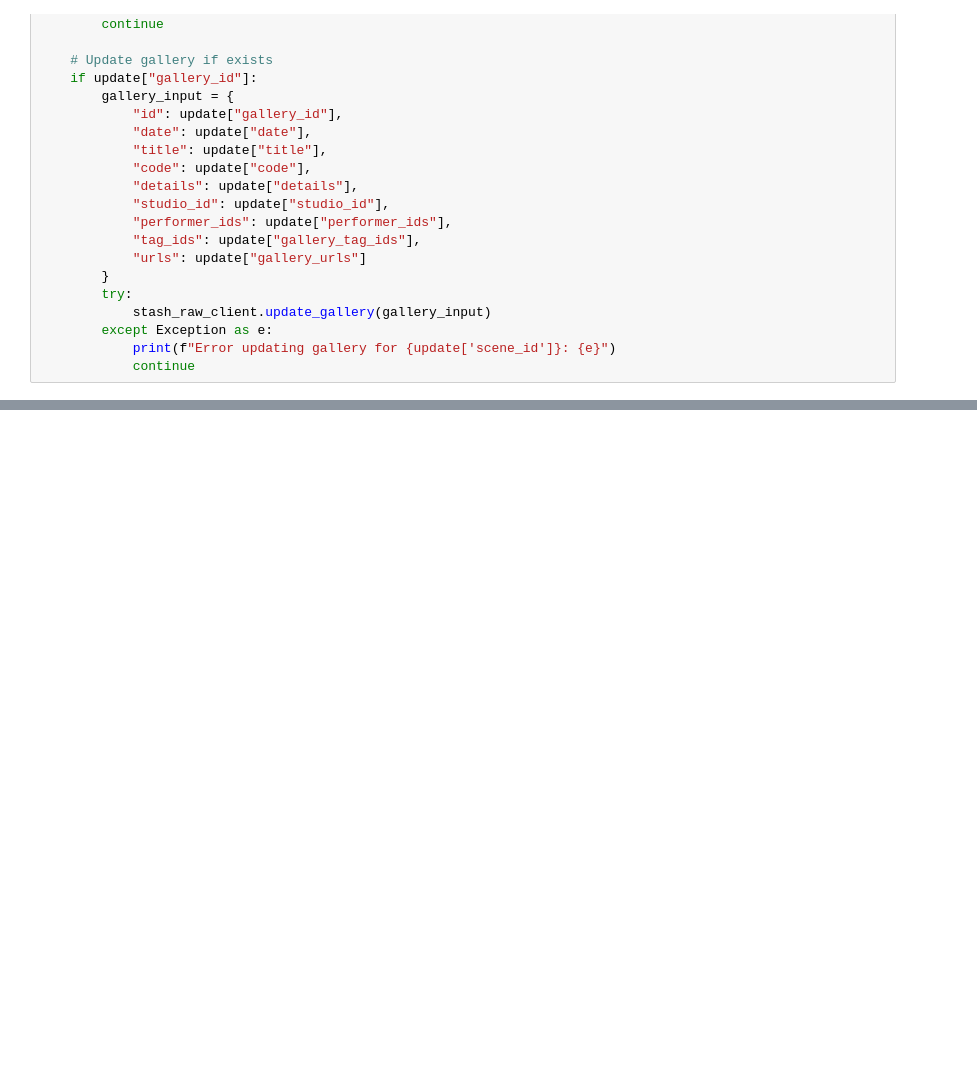
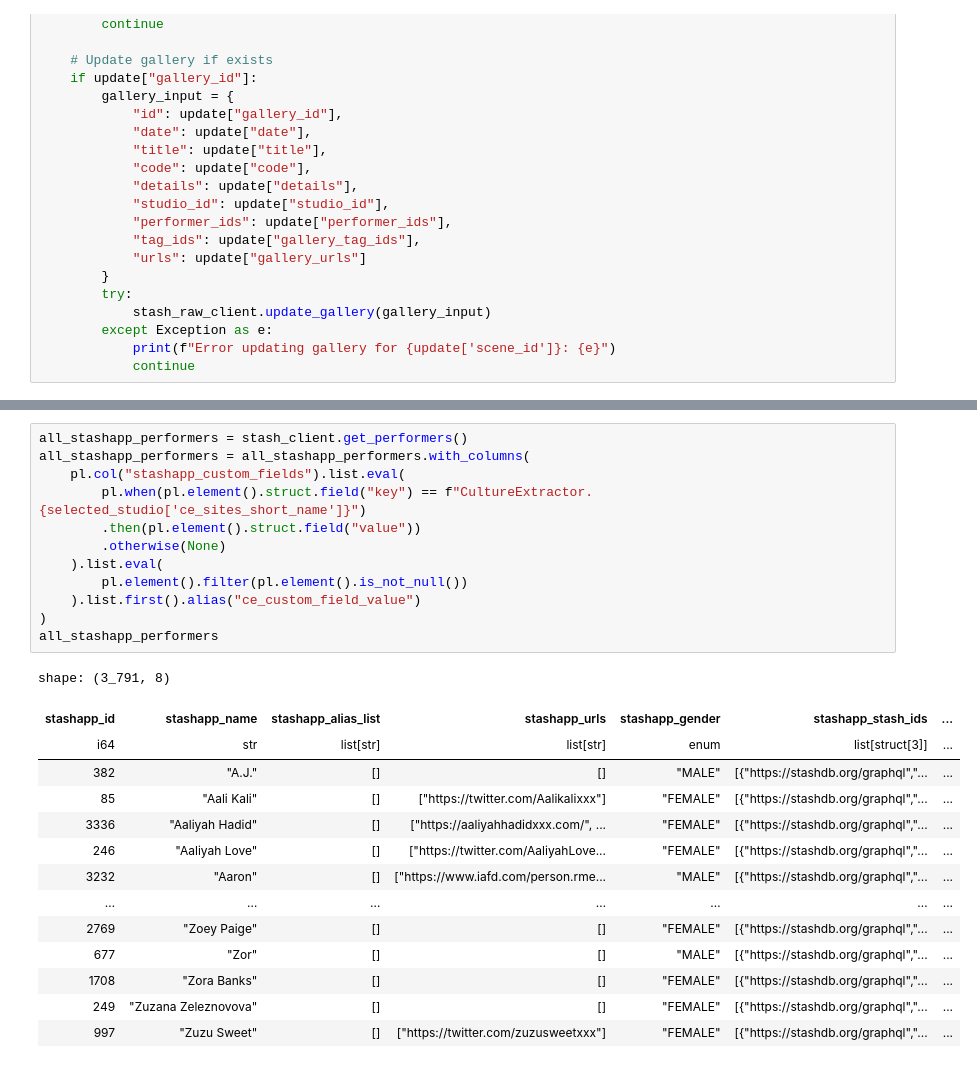
Before and after one commit to MinasukiHikimuna/Culture, a Jupyter notebook: culture_extractor.ipynb, the cells around one changed output, grey strips where cells are left out. Saved outputs shown, nothing was run; the diff lists cells and outputs as text; blank space fills up the shorter version.

```diff
--- a/culture_extractor.ipynb
+++ b/culture_extractor.ipynb
@@ -847,0 +809,27 @@ for update in update_inputs_df.iter_rows(named=True):
+# %%
+all_stashapp_performers = stash_client.get_performers()
+all_stashapp_performers = all_stashapp_performers.with_columns(
+    pl.col("stashapp_custom_fields").list.eval(
+        pl.when(pl.element().struct.field("key") == f"CultureExtractor.{selected_studio['ce_sites_short_name']}")
+        .then(pl.element().struct.field("value"))
+        .otherwise(None)
+    ).list.eval(
+        pl.element().filter(pl.element().is_not_null())
+    ).list.first().alias("ce_custom_field_value")
+)
+all_stashapp_performers
+# %% [output]
+shape: (3_791, 8)
+| stashapp_id | stashapp_name | stashapp_alias_list | stashapp_urls | stashapp_gender | stashapp_stash_ids | ... |
+| i64 | str | list[str] | list[str] | enum | list[struct[3]] | ... |
+| 382 | "A.J." | [] | [] | "MALE" | [{"https://stashdb.org/graphql","... | ... |
+| 85 | "Aali Kali" | [] | ["https://twitter.com/Aalikalixxx"] | "FEMALE" | [{"https://stashdb.org/graphql","... | ... |
+| 3336 | "Aaliyah Hadid" | [] | ["https://aaliyahhadidxxx.com/", ... | "FEMALE" | [{"https://stashdb.org/graphql","... | ... |
+| 246 | "Aaliyah Love" | [] | ["https://twitter.com/AaliyahLove... | "FEMALE" | [{"https://stashdb.org/graphql","... | ... |
+| 3232 | "Aaron" | [] | ["https://www.iafd.com/person.rme... | "MALE" | [{"https://stashdb.org/graphql","... | ... |
+| … | … | … | … | … | … | ... |
+| 2769 | "Zoey Paige" | [] | [] | "FEMALE" | [{"https://stashdb.org/graphql","... | ... |
+| 677 | "Zor" | [] | [] | "MALE" | [{"https://stashdb.org/graphql","... | ... |
+| 1708 | "Zora Banks" | [] | [] | "FEMALE" | [{"https://stashdb.org/graphql","... | ... |
+| 249 | "Zuzana Zeleznovova" | [] | [] | "FEMALE" | [{"https://stashdb.org/graphql","... | ... |
+| 997 | "Zuzu Sweet" | [] | ["https://twitter.com/zuzusweetxxx"] | "FEMALE" | [{"https://stashdb.org/graphql","... | ... |
```
Also changed, not shown: parts of 46 cells of this notebook.
